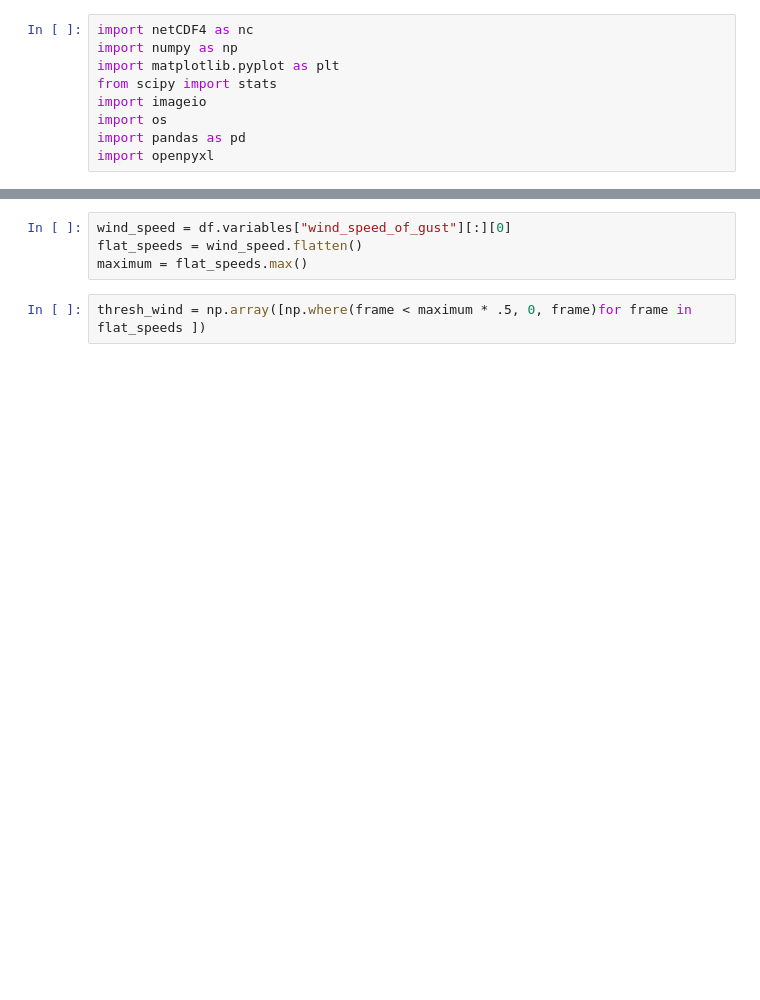
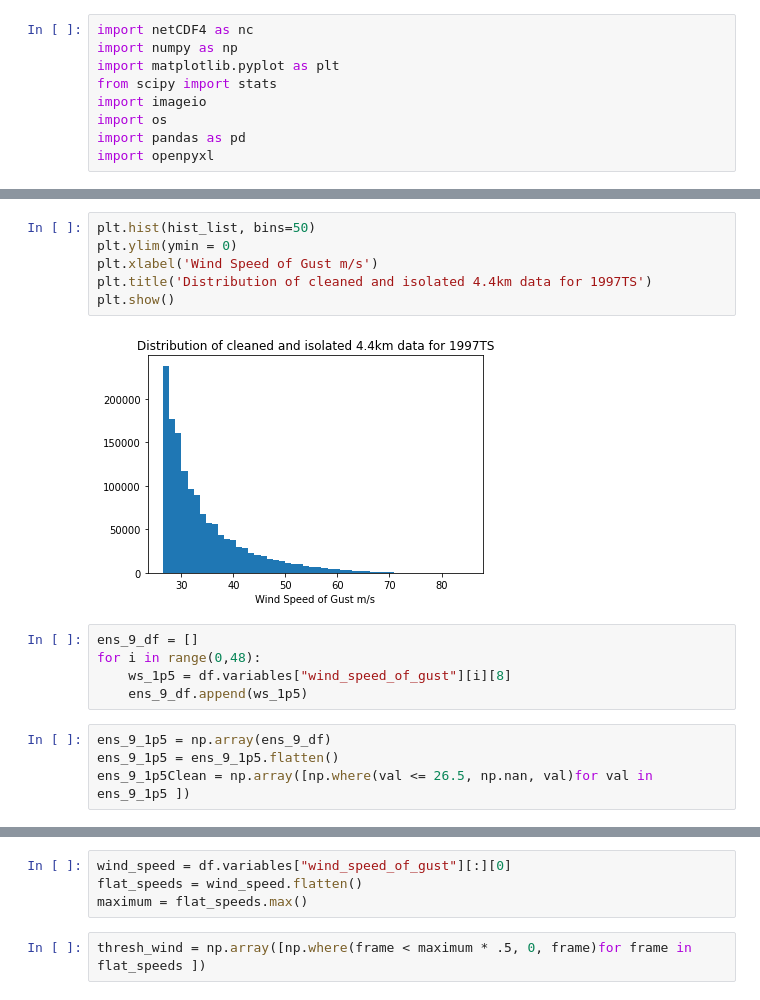
Before and after one commit to br1097/ADS-Coursework, a Jupyter notebook: exploration/statistical_vis/hist.ipynb, the cells around one changed output, grey strips where cells are left out. Saved outputs shown, nothing was run; the diff lists cells and outputs as text; blank space fills up the shorter version.

```diff
--- a/exploration/statistical_vis/hist.ipynb
+++ b/exploration/statistical_vis/hist.ipynb
@@ -15,0 +47,17 @@ df = nc.Dataset(f"{PATH}/{FG}")
+# %%
+plt.hist(hist_list, bins=50)
+plt.ylim(ymin = 0)
+plt.xlabel('Wind Speed of Gust m/s')
+plt.title('Distribution of cleaned and isolated 4.4km data for 1997TS')
+plt.show()
+# %% [output]
+[figure, added]
+# %%
+ens_9_df = []
+for i in range(0,48):
+    ws_1p5 = df.variables["wind_speed_of_gust"][i][8]
+    ens_9_df.append(ws_1p5)
+# %%
+ens_9_1p5 = np.array(ens_9_df)
+ens_9_1p5 = ens_9_1p5.flatten()
+ens_9_1p5Clean = np.array([np.where(val <= 26.5, np.nan, val)for val in ens_9_1p5 ])
```
Also changed, not shown: parts of 6 cells of this notebook, 1 other file.
